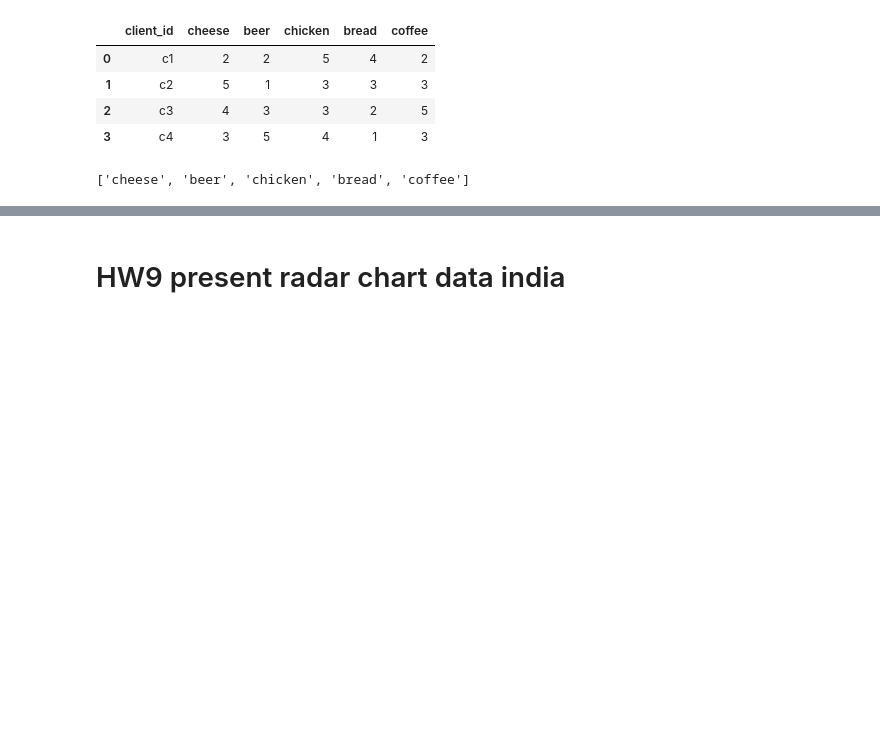
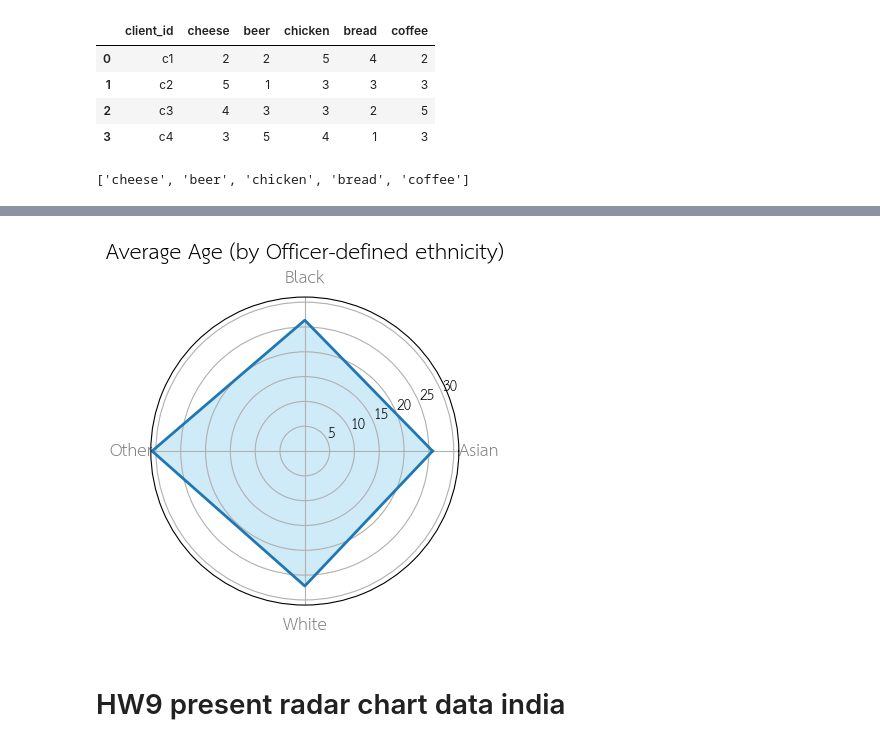
Before and after one commit to BabimBeam/dataviz2025, a Jupyter notebook: Copy_of_Visualize_Data_Comparison_2025.ipynb, the cells around one changed output, grey strips where cells are left out. Saved outputs shown, nothing was run; the diff lists cells and outputs as text; code cells hidden in the pictures; blank space fills up the shorter version.

```diff
--- a/Copy_of_Visualize_Data_Comparison_2025.ipynb
+++ b/Copy_of_Visualize_Data_Comparison_2025.ipynb
@@ -1017,2 +1144,22 @@ plt.legend(loc='upper right', bbox_to_anchor=(0.1, 0.1))
+# %%
+
+# สร้างมุมรอบวงกลม
+angles = [n / float(len(categories)) * 2 * pi for n in range(len(categories))]
+angles += angles[:1]
+
+
+# plot radar
+fig, ax = plt.subplots(figsize=(4,4), subplot_kw=dict(polar=True))
+plt.xticks(angles[:-1], categories, color='grey', size=12)
+
+
+ax.plot(angles, values, linewidth=2, linestyle='solid')
+ax.fill(angles, values, 'skyblue', alpha=0.4)
+
+
+plt.title("Average Age (by Officer-defined ethnicity)", size=15, y=1.1)
+plt.show()
+# %% [output]
+[figure, added]
 # %% [markdown]
 # HW9 present radar chart data india
```
Also changed, not shown: parts of 17 cells of this notebook.
